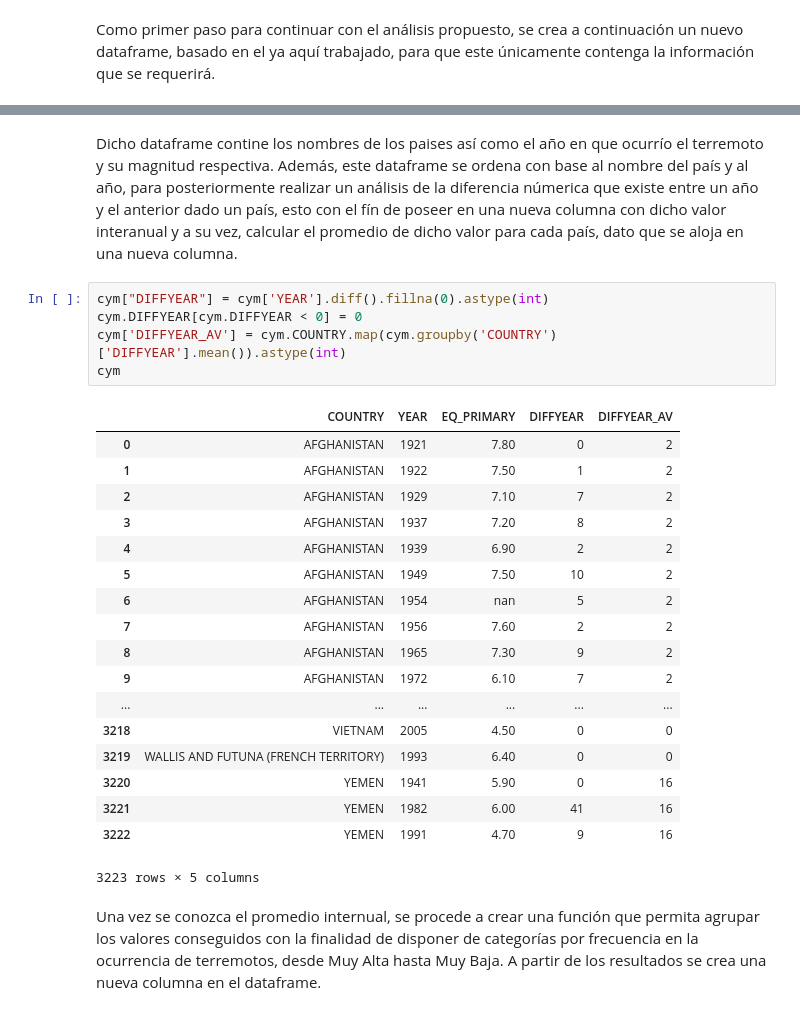
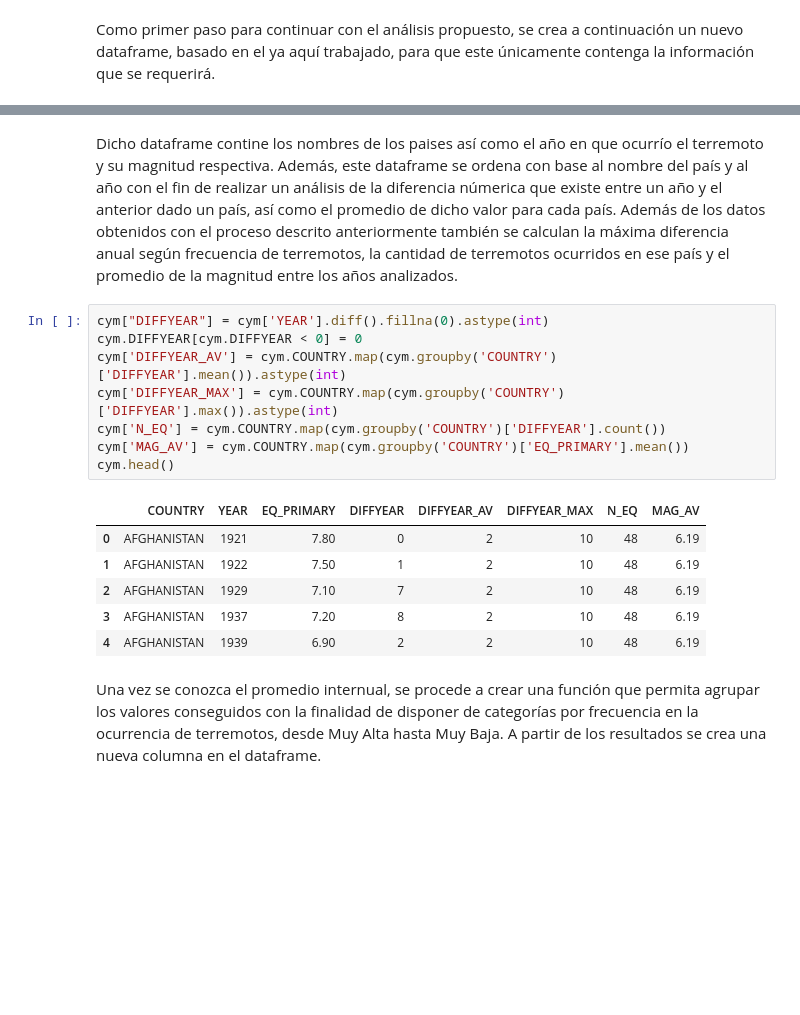
Before and after one commit to geoimaginarte/data-analyst, a Jupyter notebook: Terremotos y sus consecuencias.ipynb, the cells around one changed output, grey strips where cells are left out. Saved outputs shown, nothing was run; the diff lists cells and outputs as text; blank space fills up the shorter version.

```diff
--- a/Terremotos y sus consecuencias.ipynb
+++ b/Terremotos y sus consecuencias.ipynb
@@ -1197,29 +1154,20 @@ pd.DataFrame(cym)
 # %% [markdown]
-Dicho dataframe contine los nombres de los paises así como el año en que ocurrío el terremoto y su magnitud respectiva. Además, este dataframe se ordena con base al nombre del país y al año, para posteriormente realizar un análisis de la diferencia númerica que existe entre un año y el anterior dado un país, esto con el fín de poseer en una nueva columna con dicho valor interanual y a su vez, calcular el promedio de dicho valor para cada país, dato que se aloja en una nueva columna.
+Dicho dataframe contine los nombres de los paises así como el año en que ocurrío el terremoto y su magnitud respectiva. Además, este dataframe se ordena con base al nombre del país y al año con el fin de realizar un análisis de la diferencia númerica que existe entre un año y el anterior dado un país, así como el promedio de dicho valor para cada país. Además de los datos obtenidos con el proceso descrito anteriormente también se calculan la máxima diferencia anual según frecuencia de terremotos, la cantidad de terremotos ocurridos en ese país y el promedio de la magnitud entre los años analizados.
 # %%
 cym["DIFFYEAR"] = cym['YEAR'].diff().fillna(0).astype(int)
 cym.DIFFYEAR[cym.DIFFYEAR < 0] = 0
 cym['DIFFYEAR_AV'] = cym.COUNTRY.map(cym.groupby('COUNTRY')['DIFFYEAR'].mean()).astype(int)
-cym
+cym['DIFFYEAR_MAX'] = cym.COUNTRY.map(cym.groupby('COUNTRY')['DIFFYEAR'].max()).astype(int)
+cym['N_EQ'] = cym.COUNTRY.map(cym.groupby('COUNTRY')['DIFFYEAR'].count())
+cym['MAG_AV'] = cym.COUNTRY.map(cym.groupby('COUNTRY')['EQ_PRIMARY'].mean())
+cym.head()
 # %% [output]
-|  | COUNTRY | YEAR | EQ_PRIMARY | DIFFYEAR | DIFFYEAR_AV |
-| 0 | AFGHANISTAN | 1921 | 7.80 | 0 | 2 |
-| 1 | AFGHANISTAN | 1922 | 7.50 | 1 | 2 |
-| 2 | AFGHANISTAN | 1929 | 7.10 | 7 | 2 |
-| 3 | AFGHANISTAN | 1937 | 7.20 | 8 | 2 |
-| 4 | AFGHANISTAN | 1939 | 6.90 | 2 | 2 |
-| 5 | AFGHANISTAN | 1949 | 7.50 | 10 | 2 |
-| 6 | AFGHANISTAN | 1954 | nan | 5 | 2 |
-| 7 | AFGHANISTAN | 1956 | 7.60 | 2 | 2 |
-| 8 | AFGHANISTAN | 1965 | 7.30 | 9 | 2 |
-| 9 | AFGHANISTAN | 1972 | 6.10 | 7 | 2 |
-| ... | ... | ... | ... | ... | ... |
-| 3218 | VIETNAM | 2005 | 4.50 | 0 | 0 |
-| 3219 | WALLIS AND FUTUNA (FRENCH TERRITORY) | 1993 | 6.40 | 0 | 0 |
-| 3220 | YEMEN | 1941 | 5.90 | 0 | 16 |
-| 3221 | YEMEN | 1982 | 6.00 | 41 | 16 |
-| 3222 | YEMEN | 1991 | 4.70 | 9 | 16 |
+|  | COUNTRY | YEAR | EQ_PRIMARY | DIFFYEAR | DIFFYEAR_AV | DIFFYEAR_MAX | N_EQ | MAG_AV |
+| 0 | AFGHANISTAN | 1921 | 7.80 | 0 | 2 | 10 | 48 | 6.19 |
+| 1 | AFGHANISTAN | 1922 | 7.50 | 1 | 2 | 10 | 48 | 6.19 |
+| 2 | AFGHANISTAN | 1929 | 7.10 | 7 | 2 | 10 | 48 | 6.19 |
+| 3 | AFGHANISTAN | 1937 | 7.20 | 8 | 2 | 10 | 48 | 6.19 |
+| 4 | AFGHANISTAN | 1939 | 6.90 | 2 | 2 | 10 | 48 | 6.19 |
-3223 rows × 5 columns
 # %% [markdown]
 Una vez se conozca el promedio internual, se procede a crear una función que permita agrupar los valores conseguidos con la finalidad de disponer de categorías por frecuencia en la ocurrencia de terremotos, desde Muy Alta hasta Muy Baja. A partir de los resultados se crea una nueva columna en el dataframe.
 # %%
```
Also changed, not shown: parts of 25 cells of this notebook, 1 other file.
